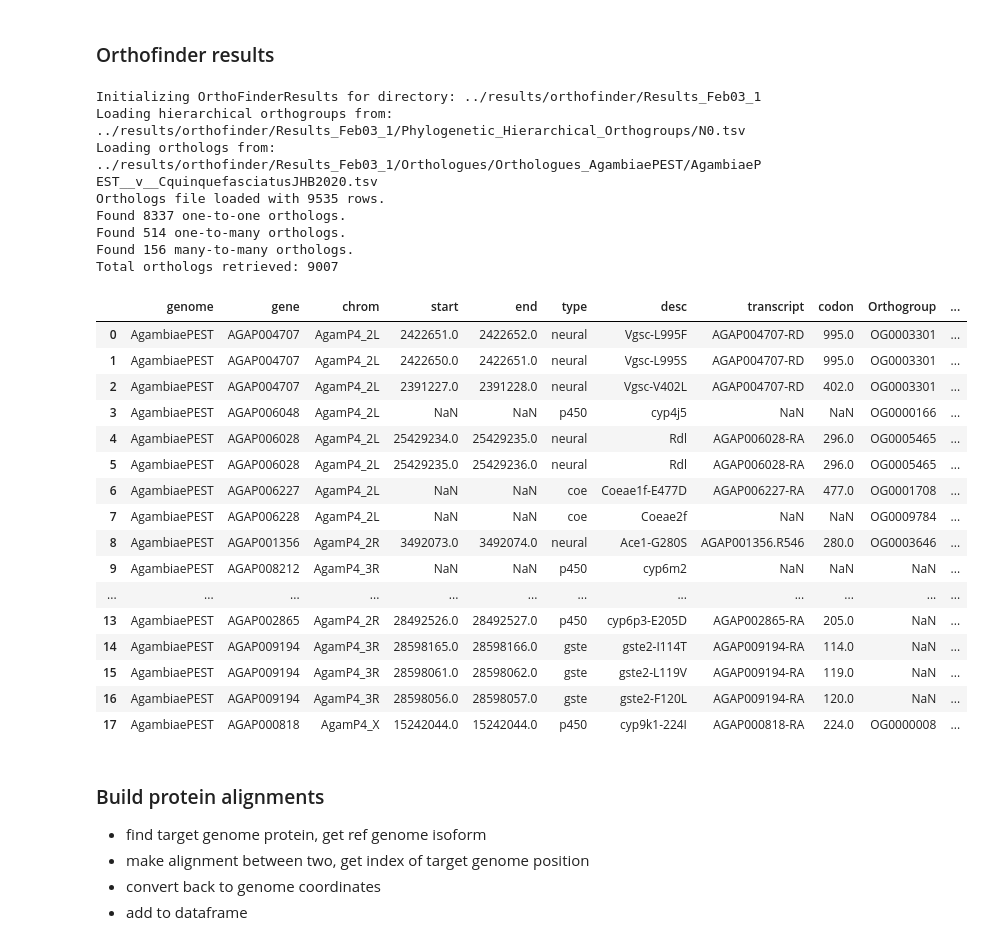
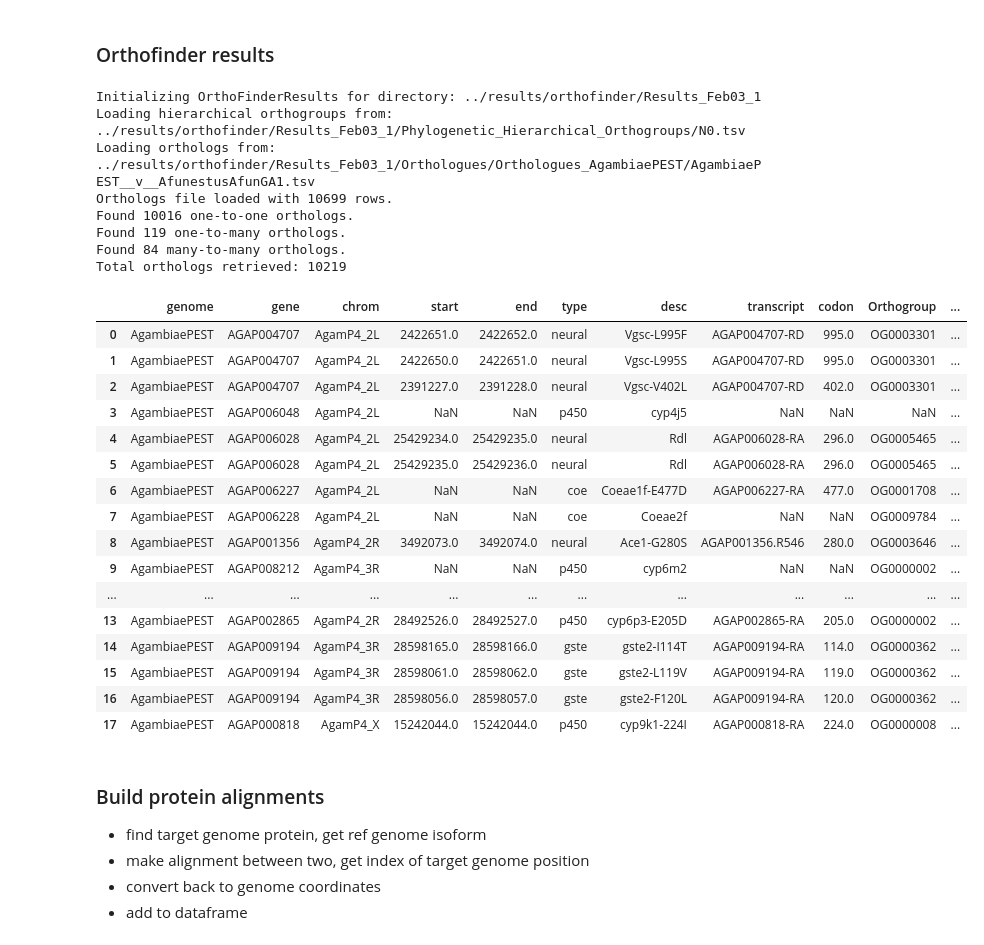
Before and after one commit to sanjaynagi/irtho, a Jupyter notebook: notebooks/irtho.ipynb, the cells around one changed output. Saved outputs shown, nothing was run; the diff lists cells and outputs as text; code cells hidden in the pictures.

```diff
--- a/notebooks/irtho.ipynb
+++ b/notebooks/irtho.ipynb
@@ -288,50 +288,50 @@ def map_input_genes_to_orthologs(
 # %%
 # Initialize OrthoFinderResults
 results_dir = "../results/orthofinder/Results_Feb03_1"
 ortho = OrthoFinderResults(results_dir, debug=True)
 
 # Load input DataFrame
-input_file = "../Irtho-genes.tsv"
+input_file = "../resources/irtho-targets.tsv"
 input_df = pd.read_csv(input_file, sep="\t")
 
 # Define species
 reference_species = "AgambiaePEST"
-target_species = "CquinquefasciatusJHB2020"
+target_species = "AfunestusAfunGA1"
 
 # Map genes to orthologs
 targets_df = map_input_genes_to_orthologs(
     input_df,
     reference_species,
     target_species,
     ortho,
     debug=False,
 )
 targets_df
 # %% [output]
 Initializing OrthoFinderResults for directory: ../results/orthofinder/Results_Feb03_1
 Loading hierarchical orthogroups from: ../results/orthofinder/Results_Feb03_1/Phylogenetic_Hierarchical_Orthogroups/N0.tsv
-Loading orthologs from: ../results/orthofinder/Results_Feb03_1/Orthologues/Orthologues_AgambiaePEST/AgambiaePEST__v__CquinquefasciatusJHB2020.tsv
-Orthologs file loaded with 9535 rows.
-Found 8337 one-to-one orthologs.
-Found 514 one-to-many orthologs.
-Found 156 many-to-many orthologs.
-Total orthologs retrieved: 9007
+Loading orthologs from: ../results/orthofinder/Results_Feb03_1/Orthologues/Orthologues_AgambiaePEST/AgambiaePEST__v__AfunestusAfunGA1.tsv
+Orthologs file loaded with 10699 rows.
+Found 10016 one-to-one orthologs.
+Found 119 one-to-many orthologs.
+Found 84 many-to-many orthologs.
+Total orthologs retrieved: 10219
 |  | genome | gene | chrom | start | end | type | desc | transcript | codon | Orthogroup | ... |
 | 0 | AgambiaePEST | AGAP004707 | AgamP4_2L | 2422651.0 | 2422652.0 | neural | Vgsc-L995F | AGAP004707-RD | 995.0 | OG0003301 | ... |
 | 1 | AgambiaePEST | AGAP004707 | AgamP4_2L | 2422650.0 | 2422651.0 | neural | Vgsc-L995S | AGAP004707-RD | 995.0 | OG0003301 | ... |
 | 2 | AgambiaePEST | AGAP004707 | AgamP4_2L | 2391227.0 | 2391228.0 | neural | Vgsc-V402L | AGAP004707-RD | 402.0 | OG0003301 | ... |
-| 3 | AgambiaePEST | AGAP006048 | AgamP4_2L | NaN | NaN | p450 | cyp4j5 | NaN | NaN | OG0000166 | ... |
+| 3 | AgambiaePEST | AGAP006048 | AgamP4_2L | NaN | NaN | p450 | cyp4j5 | NaN | NaN | NaN | ... |
 | 4 | AgambiaePEST | AGAP006028 | AgamP4_2L | 25429234.0 | 25429235.0 | neural | Rdl | AGAP006028-RA | 296.0 | OG0005465 | ... |
 | 5 | AgambiaePEST | AGAP006028 | AgamP4_2L | 25429235.0 | 25429236.0 | neural | Rdl | AGAP006028-RA | 296.0 | OG0005465 | ... |
 | 6 | AgambiaePEST | AGAP006227 | AgamP4_2L | NaN | NaN | coe | Coeae1f-E477D | AGAP006227-RA | 477.0 | OG0001708 | ... |
 | 7 | AgambiaePEST | AGAP006228 | AgamP4_2L | NaN | NaN | coe | Coeae2f | NaN | NaN | OG0009784 | ... |
 | 8 | AgambiaePEST | AGAP001356 | AgamP4_2R | 3492073.0 | 3492074.0 | neural | Ace1-G280S | AGAP001356.R546 | 280.0 | OG0003646 | ... |
-| 9 | AgambiaePEST | AGAP008212 | AgamP4_3R | NaN | NaN | p450 | cyp6m2 | NaN | NaN | NaN | ... |
+| 9 | AgambiaePEST | AGAP008212 | AgamP4_3R | NaN | NaN | p450 | cyp6m2 | NaN | NaN | OG0000002 | ... |
 | ... | ... | ... | ... | ... | ... | ... | ... | ... | ... | ... | ... |
-| 13 | AgambiaePEST | AGAP002865 | AgamP4_2R | 28492526.0 | 28492527.0 | p450 | cyp6p3-E205D | AGAP002865-RA | 205.0 | NaN | ... |
-| 14 | AgambiaePEST | AGAP009194 | AgamP4_3R | 28598165.0 | 28598166.0 | gste | gste2-I114T | AGAP009194-RA | 114.0 | NaN | ... |
-| 15 | AgambiaePEST | AGAP009194 | AgamP4_3R | 28598061.0 | 28598062.0 | gste | gste2-L119V | AGAP009194-RA | 119.0 | NaN | ... |
-| 16 | AgambiaePEST | AGAP009194 | AgamP4_3R | 28598056.0 | 28598057.0 | gste | gste2-F120L | AGAP009194-RA | 120.0 | NaN | ... |
+| 13 | AgambiaePEST | AGAP002865 | AgamP4_2R | 28492526.0 | 28492527.0 | p450 | cyp6p3-E205D | AGAP002865-RA | 205.0 | OG0000002 | ... |
+| 14 | AgambiaePEST | AGAP009194 | AgamP4_3R | 28598165.0 | 28598166.0 | gste | gste2-I114T | AGAP009194-RA | 114.0 | OG0000362 | ... |
+| 15 | AgambiaePEST | AGAP009194 | AgamP4_3R | 28598061.0 | 28598062.0 | gste | gste2-L119V | AGAP009194-RA | 119.0 | OG0000362 | ... |
+| 16 | AgambiaePEST | AGAP009194 | AgamP4_3R | 28598056.0 | 28598057.0 | gste | gste2-F120L | AGAP009194-RA | 120.0 | OG0000362 | ... |
 | 17 | AgambiaePEST | AGAP000818 | AgamP4_X | 15242044.0 | 15242044.0 | p450 | cyp9k1-224I | AGAP000818-RA | 224.0 | OG0000008 | ... |
 # %% [markdown]
 ### Build protein alignments
```
Also changed, not shown: parts of 7 cells of this notebook, 4 other files.
